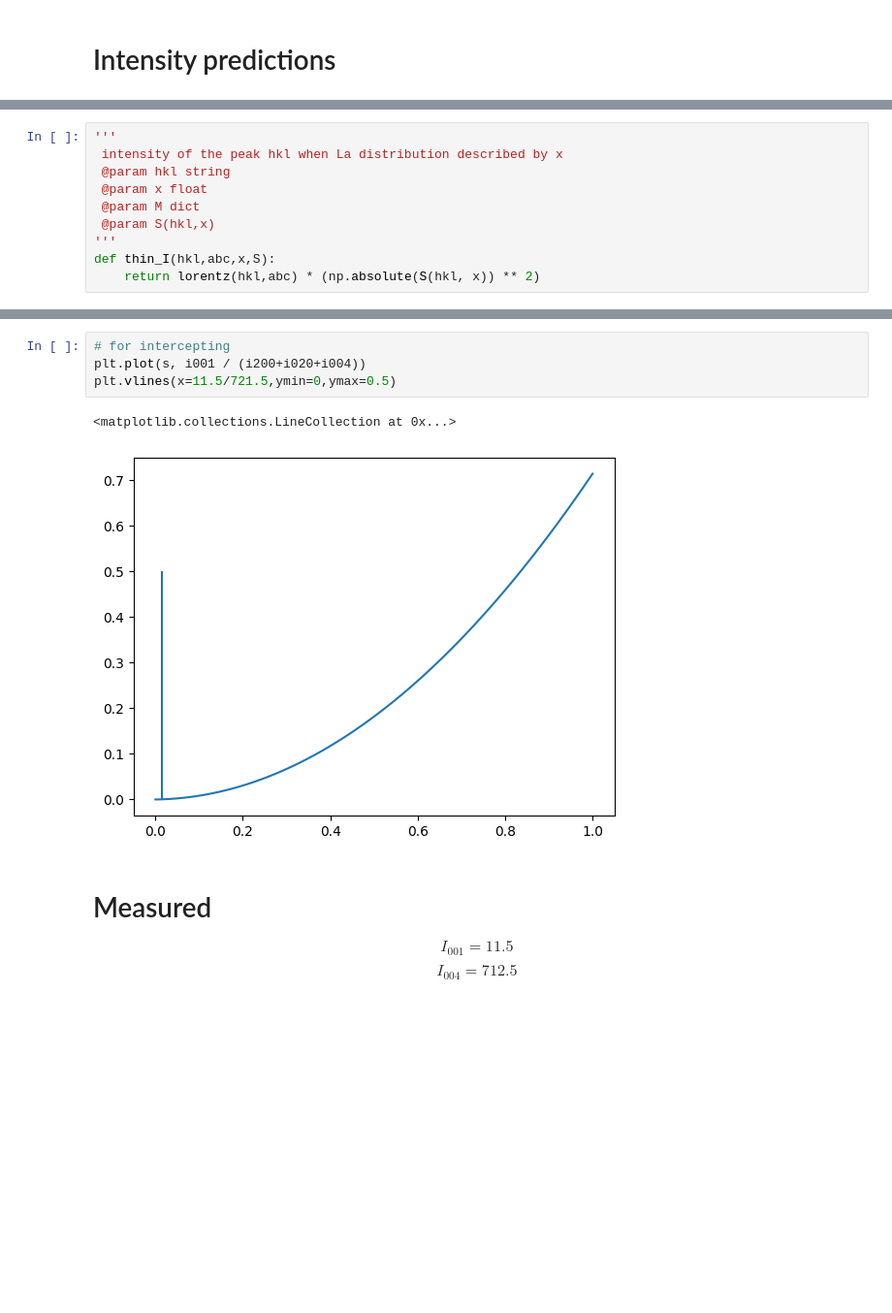
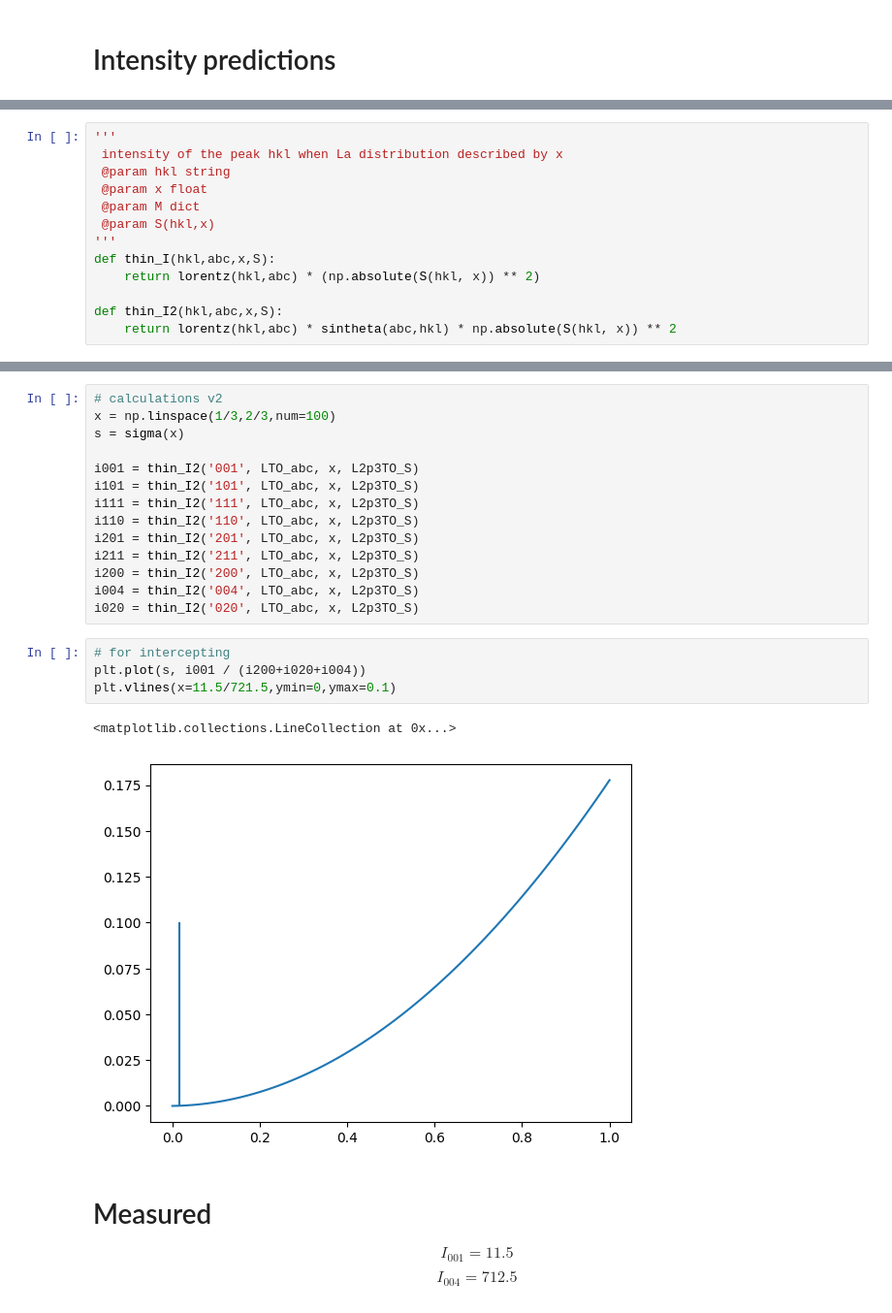
Before and after one commit to beepmo/intense_XRD, a Jupyter notebook: hkl_intensity_calculator3.ipynb, the cells around one changed output, grey strips where cells are left out. Shown at 97% size. Drawn from its saved outputs; the diff is of its cells as text; blank space fills up the shorter version.

Commit message:
added the more widely-documented non-vesta lorentz

```diff
--- a/hkl_intensity_calculator3.ipynb
+++ b/hkl_intensity_calculator3.ipynb
@@ -606,4 +615,7 @@ Modifications to powder XRD:
 '''
 def thin_I(hkl,abc,x,S):
     return lorentz(hkl,abc) * (np.absolute(S(hkl, x)) ** 2)
+
+def thin_I2(hkl,abc,x,S):
+    return lorentz(hkl,abc) * sintheta(abc,hkl) * np.absolute(S(hkl, x)) ** 2
 # %%
@@ -636,13 +646,27 @@ plt.legend()
 plt.savefig('/Users/beep/Desktop/La2-3/La2-3_Uchino_Fig5_reconstruction')
 # %% [output]
 [figure]
+# %%
+# calculations v2
+x = np.linspace(1/3,2/3,num=100)
+s = sigma(x)
+
+i001 = thin_I2('001', LTO_abc, x, L2p3TO_S)
+i101 = thin_I2('101', LTO_abc, x, L2p3TO_S)
+i111 = thin_I2('111', LTO_abc, x, L2p3TO_S)
+i110 = thin_I2('110', LTO_abc, x, L2p3TO_S)
+i201 = thin_I2('201', LTO_abc, x, L2p3TO_S)
+i211 = thin_I2('211', LTO_abc, x, L2p3TO_S)
+i200 = thin_I2('200', LTO_abc, x, L2p3TO_S)
+i004 = thin_I2('004', LTO_abc, x, L2p3TO_S)
+i020 = thin_I2('020', LTO_abc, x, L2p3TO_S)
 # %%
 # for intercepting
 plt.plot(s, i001 / (i200+i020+i004))
-plt.vlines(x=11.5/721.5,ymin=0,ymax=0.5)
+plt.vlines(x=11.5/721.5,ymin=0,ymax=0.1)
 # %% [output]
 <matplotlib.collections.LineCollection at 0x...>
-[figure, old version]
+[figure, new version]
 # %% [markdown]
 # Measured
 $$I_{001} = 11.5$$
```
Also changed, not shown: parts of 10 cells of this notebook.
